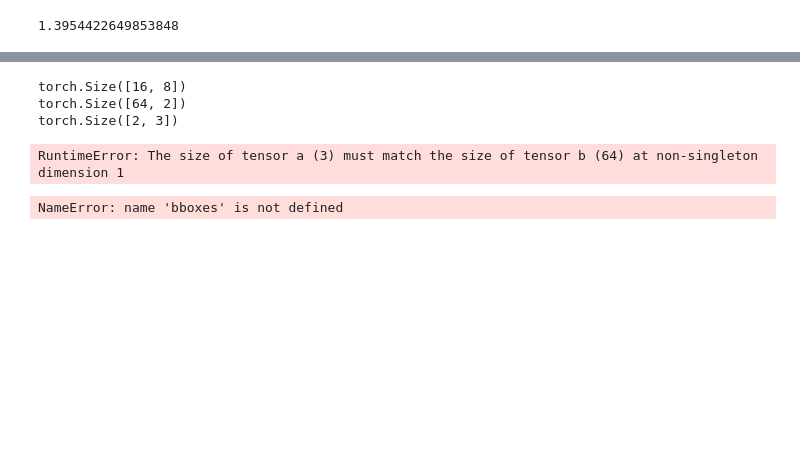
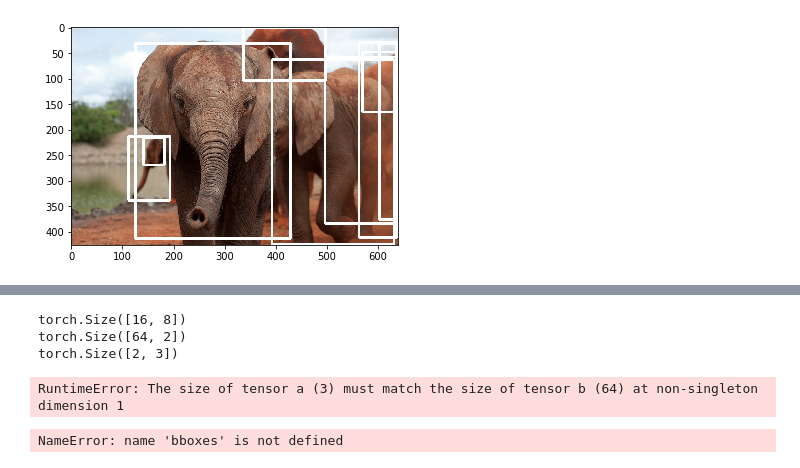
Before and after one commit to kostas1515/yolo_on_coco, a Jupyter notebook: coco.ipynb, the cells around one changed output, grey strips where cells are left out. Drawn from its saved outputs; the diff is of its cells as text; code cells hidden in the pictures; blank space fills up the shorter version.

```diff
--- a/coco.ipynb
+++ b/coco.ipynb
@@ -31,52 +140,16 @@ print(sample['boxes'])
 # %%
-box=open("../detections/000000002157.txt")
+box=open("../detections/000000007108.txt")
 box=box.read()
 box=pd.DataFrame([x.split() for x in box.rstrip('\n').split('\n')],columns=['class','conf','xc','yc','w','h'])
 b= box.values.astype(np.float32)
 b=torch.tensor(b)
 labels = b.T[0].reshape(b.shape[0], 1)
 objectness = b.T[1].reshape(b.shape[0], 1)
 one_hot_target = (labels == torch.arange(80).reshape(1, 80)).float()
 # conf=torch.ones([b.shape[0],1])
 boxes=torch.cat((b.T[2:],objectness.T,one_hot_target.T)).T
+
+plt.imshow(draw_rect(sample['images'], boxes))
+plt.savefig('elephants.png')
+# %% [output]
+[figure, added]
-# %%
-diff=1
-import random
-print(random.uniform(1,2))
-def rotate(sample):
-
-    img=sample['images']
-    bboxes=sample['boxes']
-#Chose a random digit to scale by
-    angle = 30
-
-    w,h = img.shape[1], img.shape[0]
-    cx, cy = w//2, h//2
-    img = helper.rotate_im(img, angle)
-    corners = helper.get_corners(bboxes)
-    corners = torch.cat([corners, bboxes[:,4:]],dim=1)
-
-
-    corners[:,:8] = helper.rotate_box(corners[:,:8], angle, cx, cy, h, w)
-
-    print(corners[:,:8])
-    new_bbox = helper.get_enclosing_box(corners)
-    print(new_bbox)
-
-
-    scale_factor_x = img.shape[1] / w
-
-    scale_factor_y = img.shape[0] / h
-
-    img = cv2.resize(img, (w,h))
-
-    new_bbox[:,0:4] = new_bbox[:,0:4] / torch.tensor([scale_factor_x, scale_factor_y,scale_factor_x, scale_factor_y])
-
-
-    bboxes  = new_bbox
-
-    bboxes = helper.clip_box(bboxes, 0.25)
-
-    return img, bboxes
-# %% [output]
-1.3954422649853848
```
Also changed, not shown: parts of 14 cells of this notebook, 3 other files.
